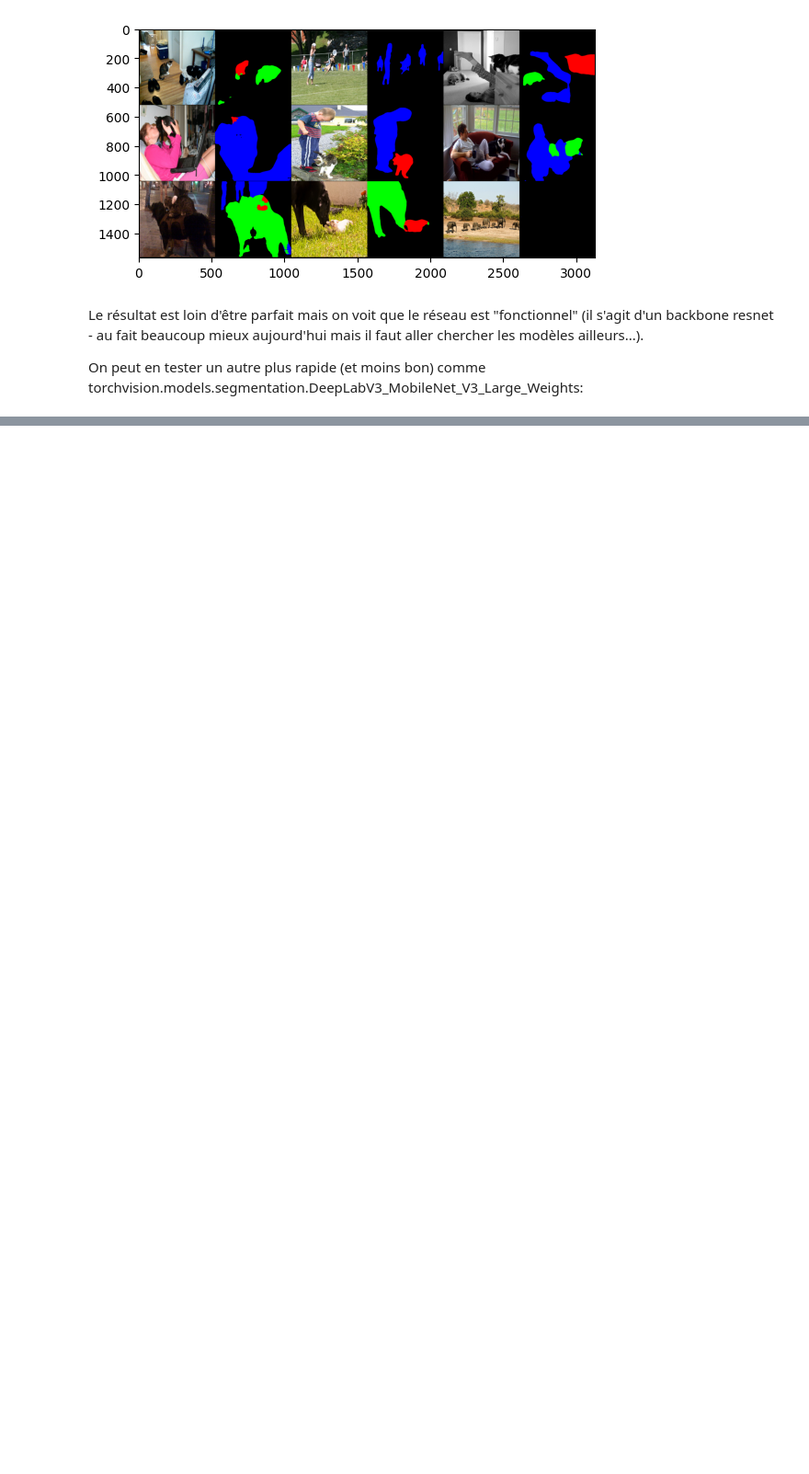
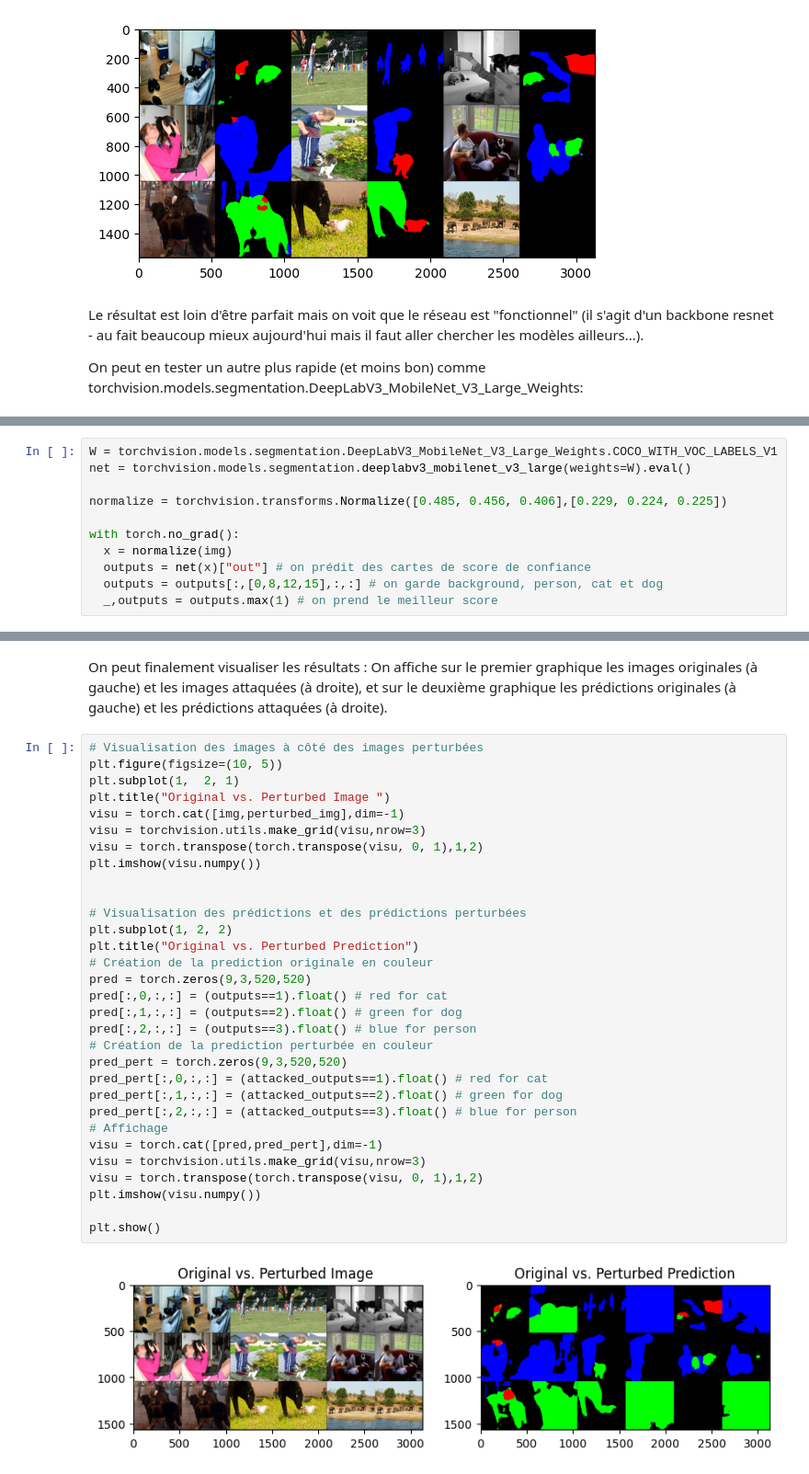
Before and after one commit to nathanchandanson/Majeure-STIC, a Jupyter notebook: ML201/Projet/Projet.ipynb, the cells around one changed output, grey strips where cells are left out. Shown at 92% size. Saved outputs shown, nothing was run; the diff lists cells and outputs as text; blank space fills up the shorter version.

```diff
--- a/ML201/Projet/Projet.ipynb
+++ b/ML201/Projet/Projet.ipynb
@@ -82,0 +91,11 @@ Le but est d'adapter la méthode d'attaque décrite dans le fichier "TP_ADVERSAI
+# %%
+W = torchvision.models.segmentation.DeepLabV3_MobileNet_V3_Large_Weights.COCO_WITH_VOC_LABELS_V1
+net = torchvision.models.segmentation.deeplabv3_mobilenet_v3_large(weights=W).eval()
+
+normalize = torchvision.transforms.Normalize([0.485, 0.456, 0.406],[0.229, 0.224, 0.225])
+
+with torch.no_grad():
+  x = normalize(img)
+  outputs = net(x)["out"] # on prédit des cartes de score de confiance
+  outputs = outputs[:,[0,8,12,15],:,:] # on garde background, person, cat et dog
+  _,outputs = outputs.max(1) # on prend le meilleur score
@@ -82,0 +163,35 @@ Le but est d'adapter la méthode d'attaque décrite dans le fichier "TP_ADVERSAI
+# %% [markdown]
+On peut finalement visualiser les résultats : On affiche sur le premier graphique les images originales (à gauche) et les images attaquées (à droite), et sur le deuxième graphique les prédictions originales (à gauche) et les prédictions attaquées (à droite).
+# %%
+# Visualisation des images à côté des images perturbées
+plt.figure(figsize=(10, 5))
+plt.subplot(1,  2, 1)
+plt.title("Original vs. Perturbed Image ")
+visu = torch.cat([img,perturbed_img],dim=-1)
+visu = torchvision.utils.make_grid(visu,nrow=3)
+visu = torch.transpose(torch.transpose(visu, 0, 1),1,2)
+plt.imshow(visu.numpy())
+
+
+# Visualisation des prédictions et des prédictions perturbées
+plt.subplot(1, 2, 2)
+plt.title("Original vs. Perturbed Prediction")
+# Création de la prediction originale en couleur
+pred = torch.zeros(9,3,520,520)
+pred[:,0,:,:] = (outputs==1).float() # red for cat
+pred[:,1,:,:] = (outputs==2).float() # green for dog
+pred[:,2,:,:] = (outputs==3).float() # blue for person
+# Création de la prediction perturbée en couleur
+pred_pert = torch.zeros(9,3,520,520)
+pred_pert[:,0,:,:] = (attacked_outputs==1).float() # red for cat
+pred_pert[:,1,:,:] = (attacked_outputs==2).float() # green for dog
+pred_pert[:,2,:,:] = (attacked_outputs==3).float() # blue for person
+# Affichage
+visu = torch.cat([pred,pred_pert],dim=-1)
+visu = torchvision.utils.make_grid(visu,nrow=3)
+visu = torch.transpose(torch.transpose(visu, 0, 1),1,2)
+plt.imshow(visu.numpy())
+
+plt.show()
+# %% [output]
+[figure, added]
```
Also changed, not shown: parts of 37 cells of this notebook, 1 other file.
